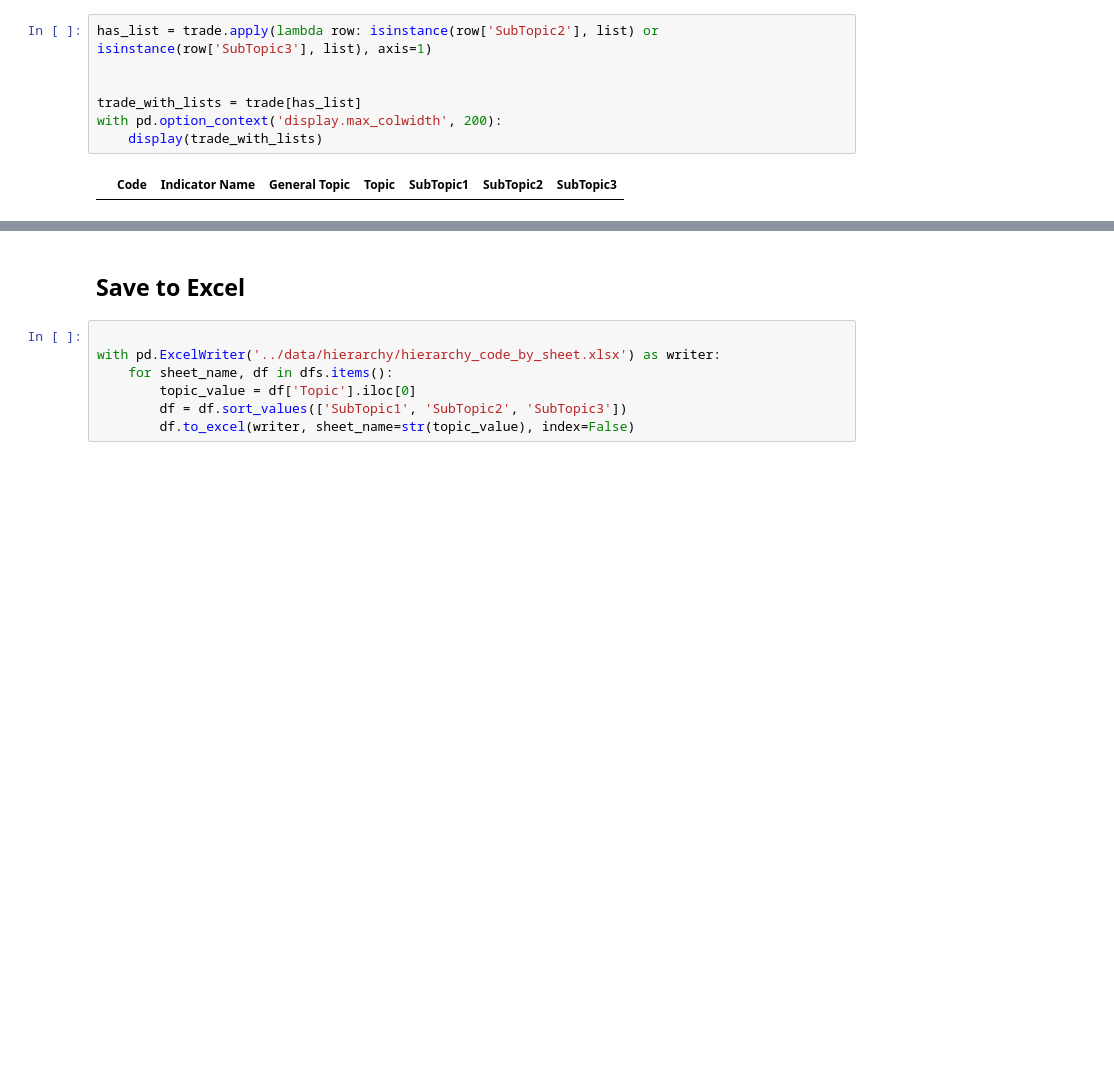
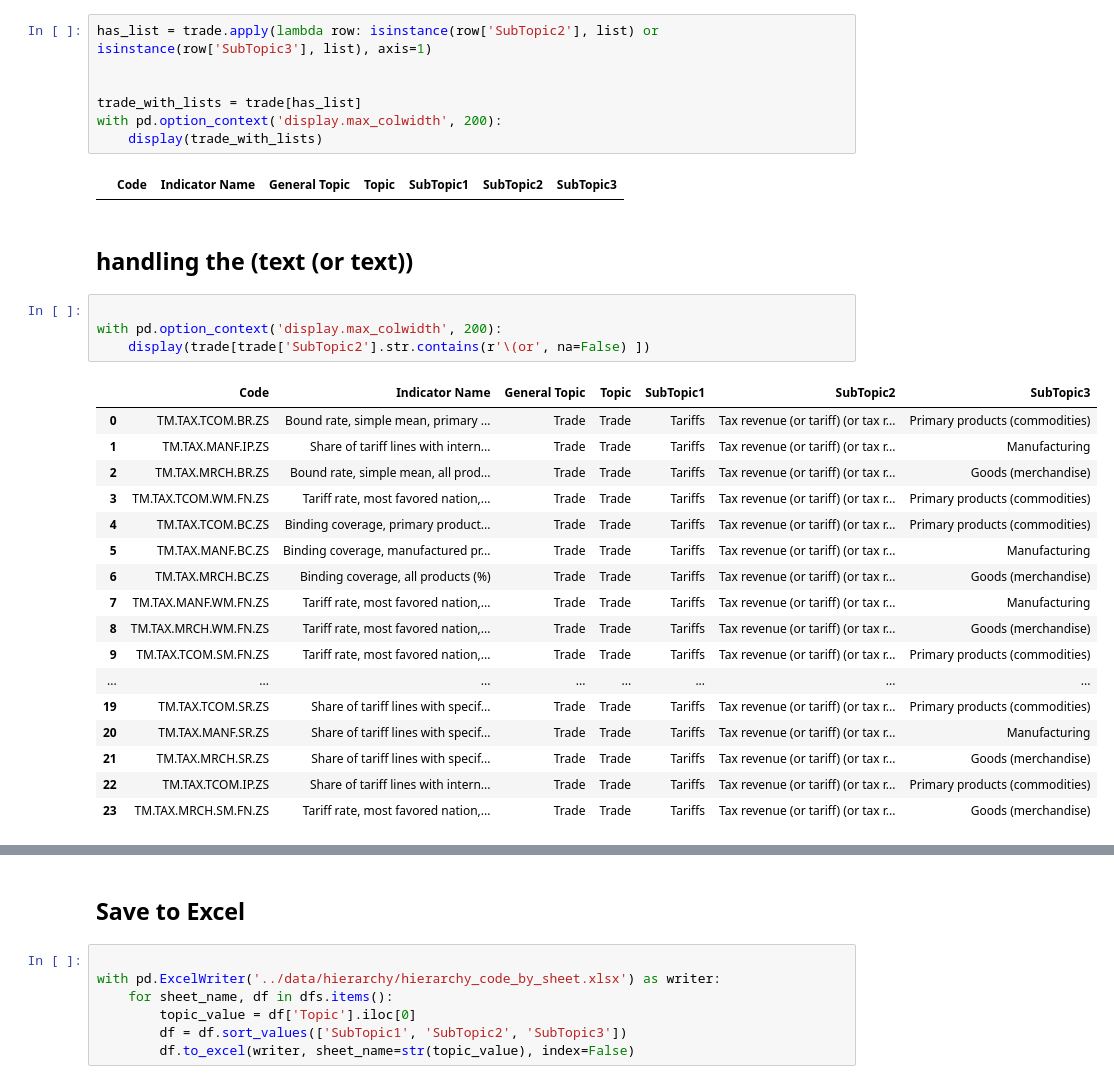
Before and after one commit to bm-sami/tunisia-wdi-structure, a Jupyter notebook: notebooks/metadata_code_1.ipynb, the cells around one changed output, grey strips where cells are left out. Drawn from its saved outputs; the diff is of its cells as text; blank space fills up the shorter version.

```diff
--- a/notebooks/metadata_code_1.ipynb
+++ b/notebooks/metadata_code_1.ipynb
@@ -1564,3 +1818,27 @@ with pd.option_context('display.max_colwidth', 200):
     display(trade_with_lists)
 # %% [output]
 |  | Code | Indicator Name | General Topic | Topic | SubTopic1 | SubTopic2 | SubTopic3 |
+# %% [markdown]
+## handling the (text (or text))
+# %%
+
+with pd.option_context('display.max_colwidth', 200):
+    display(trade[trade['SubTopic2'].str.contains(r'\(or', na=False) ])
+# %% [output]
+|  | Code | Indicator Name | General Topic | Topic | SubTopic1 | SubTopic2 | SubTopic3 |
+| 0 | TM.TAX.TCOM.BR.ZS | Bound rate, simple mean, primary ... | Trade | Trade | Tariffs | Tax revenue (or tariff) (or tax r... | Primary products (commodities) |
+| 1 | TM.TAX.MANF.IP.ZS | Share of tariff lines with intern... | Trade | Trade | Tariffs | Tax revenue (or tariff) (or tax r... | Manufacturing |
+| 2 | TM.TAX.MRCH.BR.ZS | Bound rate, simple mean, all prod... | Trade | Trade | Tariffs | Tax revenue (or tariff) (or tax r... | Goods (merchandise) |
+| 3 | TM.TAX.TCOM.WM.FN.ZS | Tariff rate, most favored nation,... | Trade | Trade | Tariffs | Tax revenue (or tariff) (or tax r... | Primary products (commodities) |
+| 4 | TM.TAX.TCOM.BC.ZS | Binding coverage, primary product... | Trade | Trade | Tariffs | Tax revenue (or tariff) (or tax r... | Primary products (commodities) |
+| 5 | TM.TAX.MANF.BC.ZS | Binding coverage, manufactured pr... | Trade | Trade | Tariffs | Tax revenue (or tariff) (or tax r... | Manufacturing |
+| 6 | TM.TAX.MRCH.BC.ZS | Binding coverage, all products (%) | Trade | Trade | Tariffs | Tax revenue (or tariff) (or tax r... | Goods (merchandise) |
+| 7 | TM.TAX.MANF.WM.FN.ZS | Tariff rate, most favored nation,... | Trade | Trade | Tariffs | Tax revenue (or tariff) (or tax r... | Manufacturing |
+| 8 | TM.TAX.MRCH.WM.FN.ZS | Tariff rate, most favored nation,... | Trade | Trade | Tariffs | Tax revenue (or tariff) (or tax r... | Goods (merchandise) |
+| 9 | TM.TAX.TCOM.SM.FN.ZS | Tariff rate, most favored nation,... | Trade | Trade | Tariffs | Tax revenue (or tariff) (or tax r... | Primary products (commodities) |
+| ... | ... | ... | ... | ... | ... | ... | ... |
+| 19 | TM.TAX.TCOM.SR.ZS | Share of tariff lines with specif... | Trade | Trade | Tariffs | Tax revenue (or tariff) (or tax r... | Primary products (commodities) |
+| 20 | TM.TAX.MANF.SR.ZS | Share of tariff lines with specif... | Trade | Trade | Tariffs | Tax revenue (or tariff) (or tax r... | Manufacturing |
+| 21 | TM.TAX.MRCH.SR.ZS | Share of tariff lines with specif... | Trade | Trade | Tariffs | Tax revenue (or tariff) (or tax r... | Goods (merchandise) |
+| 22 | TM.TAX.TCOM.IP.ZS | Share of tariff lines with intern... | Trade | Trade | Tariffs | Tax revenue (or tariff) (or tax r... | Primary products (commodities) |
+| 23 | TM.TAX.MRCH.SM.FN.ZS | Tariff rate, most favored nation,... | Trade | Trade | Tariffs | Tax revenue (or tariff) (or tax r... | Goods (merchandise) |
```
Also changed, not shown: parts of 70 cells of this notebook, 6 other files.
